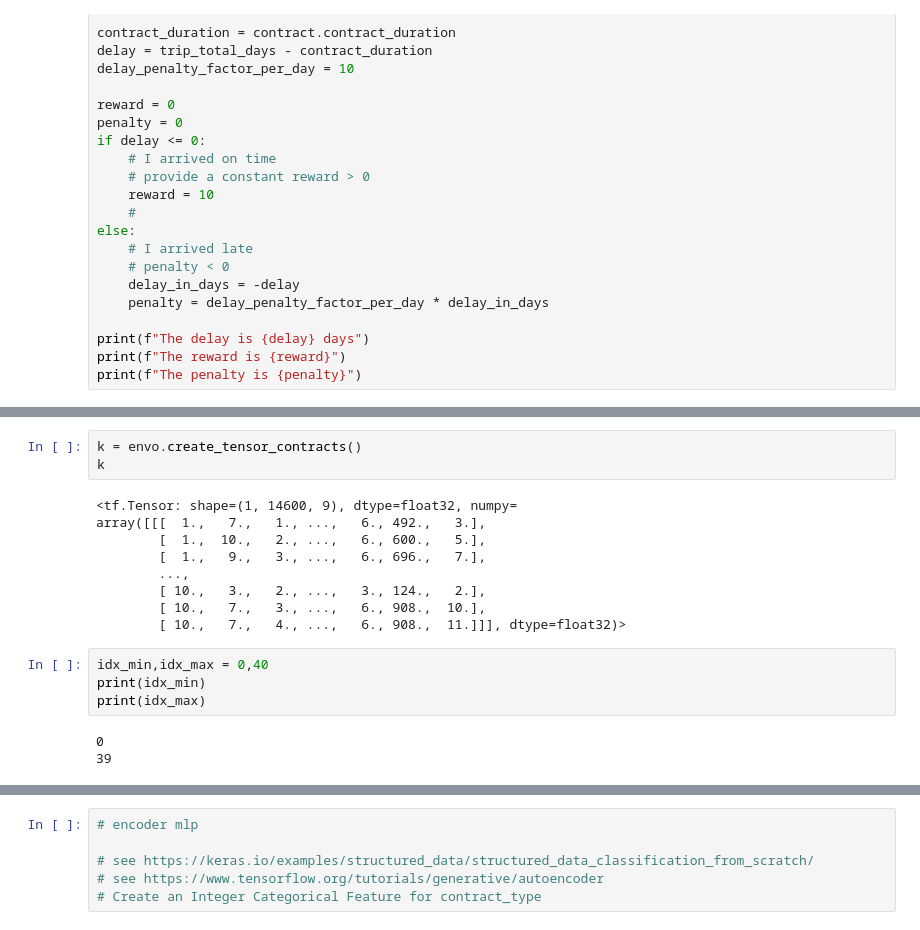
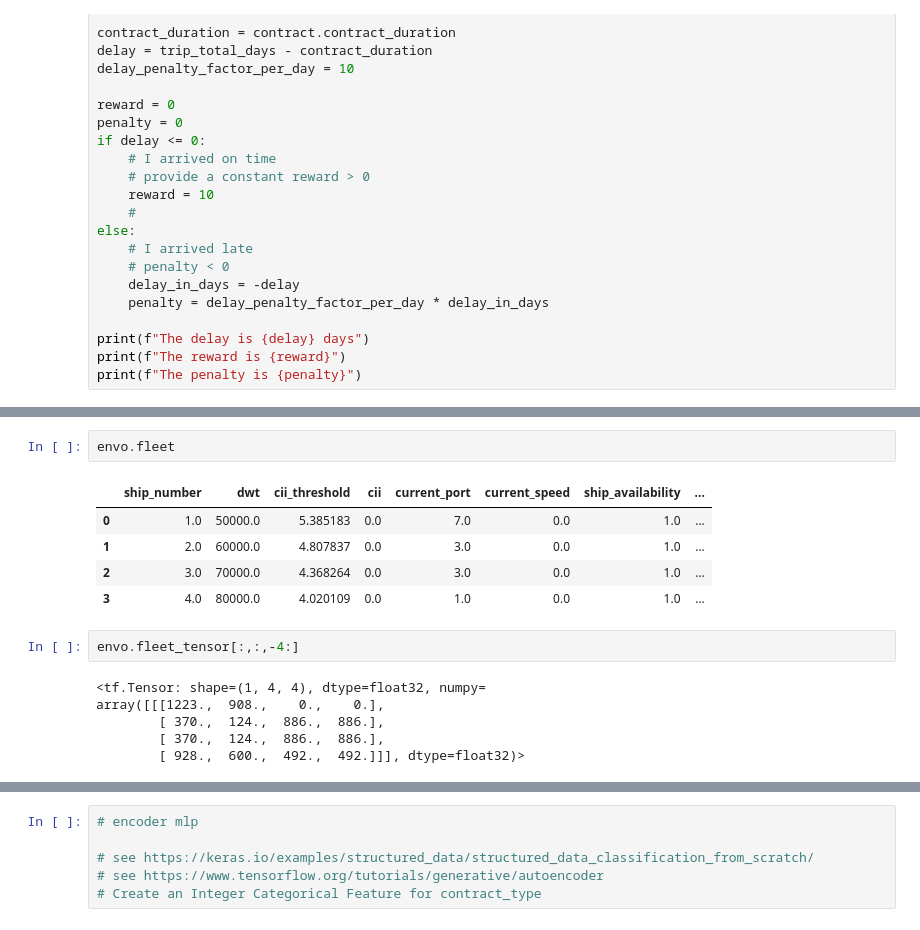
Before and after one commit to synthetica-ai/carbon-trading, a Jupyter notebook: code/main.ipynb, the cells around one changed output, grey strips where cells are left out. Saved outputs shown, nothing was run; the diff lists cells and outputs as text.

```diff
--- a/code/main.ipynb
+++ b/code/main.ipynb
@@ -716,19 +514,16 @@ r.loc[:,cols_to_keep]
-# %%
-k = envo.create_tensor_contracts()
-k
-# %% [output]
-<tf.Tensor: shape=(1, 14600, 9), dtype=float32, numpy=
-array([[[  1.,   7.,   1., ...,   6., 492.,   3.],
-        [  1.,  10.,   2., ...,   6., 600.,   5.],
-        [  1.,   9.,   3., ...,   6., 696.,   7.],
-        ...,
-        [ 10.,   3.,   2., ...,   3., 124.,   2.],
-        [ 10.,   7.,   3., ...,   6., 908.,  10.],
-        [ 10.,   7.,   4., ...,   6., 908.,  11.]]], dtype=float32)>
-# %%
-idx_min,idx_max = 0,40
-print(idx_min)
-print(idx_max)
-# %% [output]
-0
-39
+# %%
+envo.fleet
+# %% [output]
+|  | ship_number | dwt | cii_threshold | cii | current_port | current_speed | ship_availability | ... |
+| 0 | 1.0 | 50000.0 | 5.385183 | 0.0 | 7.0 | 0.0 | 1.0 | ... |
+| 1 | 2.0 | 60000.0 | 4.807837 | 0.0 | 3.0 | 0.0 | 1.0 | ... |
+| 2 | 3.0 | 70000.0 | 4.368264 | 0.0 | 3.0 | 0.0 | 1.0 | ... |
+| 3 | 4.0 | 80000.0 | 4.020109 | 0.0 | 1.0 | 0.0 | 1.0 | ... |
+# %%
+envo.fleet_tensor[:,:,-4:]
+# %% [output]
+<tf.Tensor: shape=(1, 4, 4), dtype=float32, numpy=
+array([[[1223.,  908.,    0.,    0.],
+        [ 370.,  124.,  886.,  886.],
+        [ 370.,  124.,  886.,  886.],
+        [ 928.,  600.,  492.,  492.]]], dtype=float32)>
```
Also changed, not shown: parts of 52 cells of this notebook, 7 other files.
